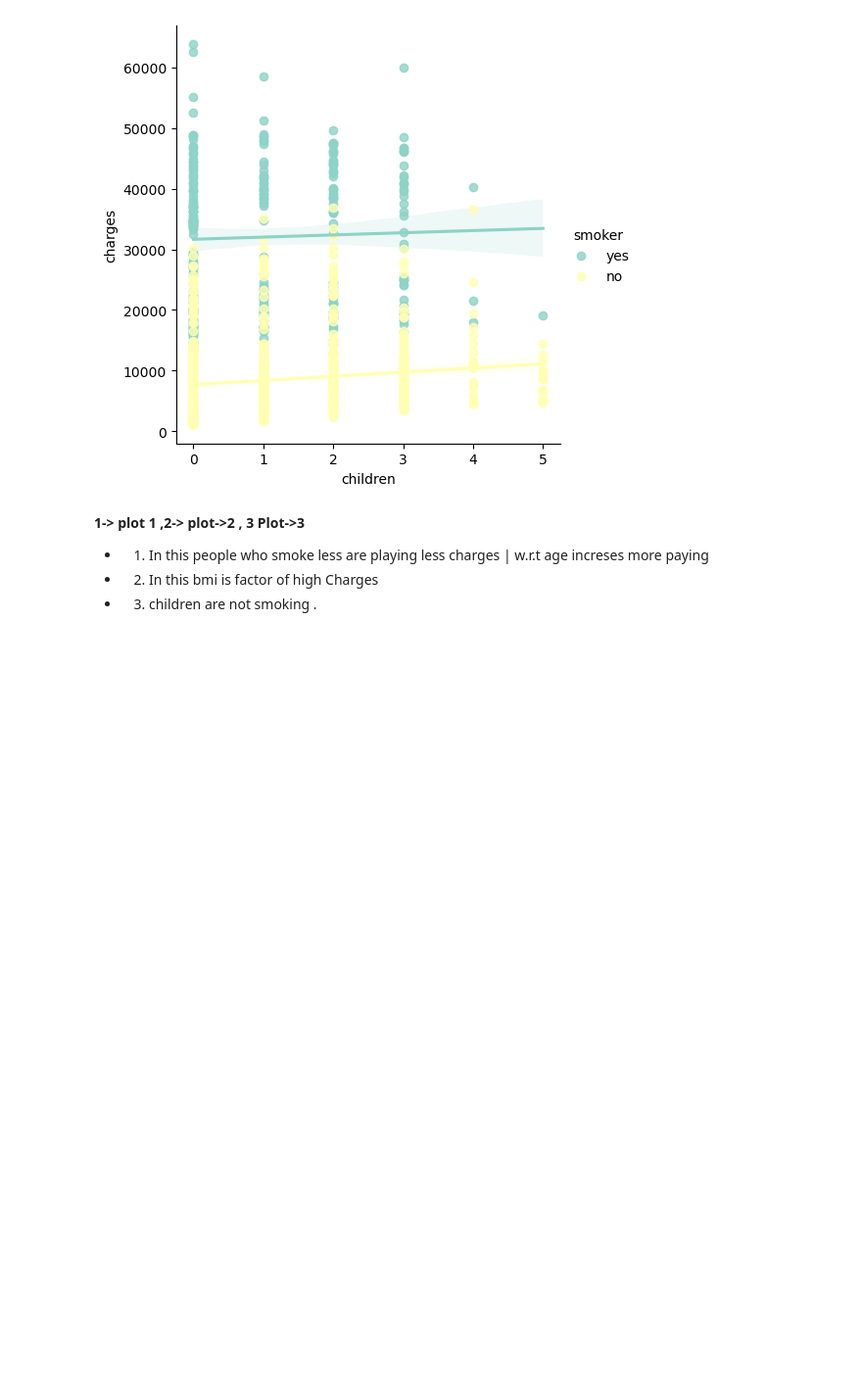
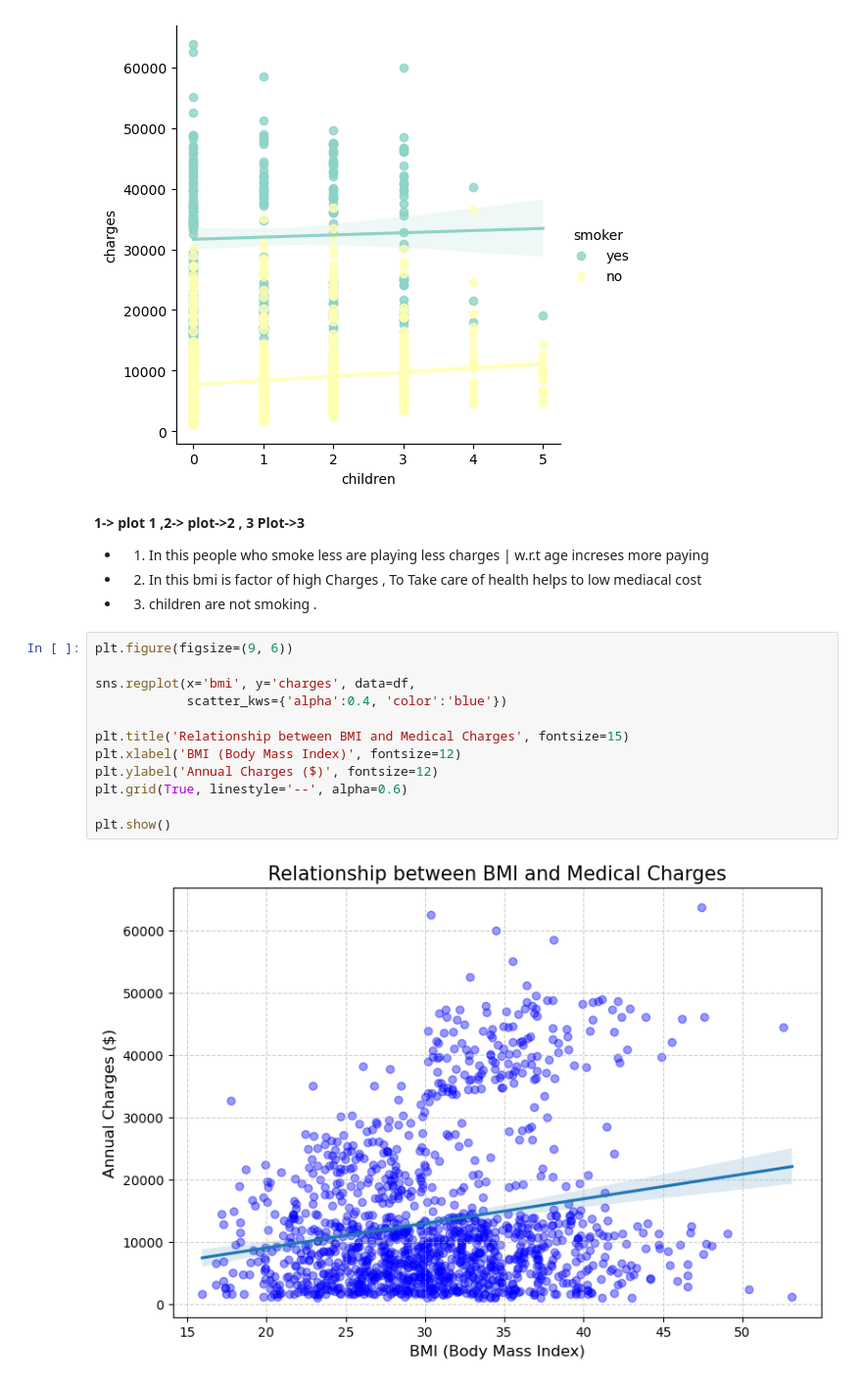
Before and after one commit to BhupeshChauhanDS/DataScienceProjects, a Jupyter notebook: Medical Cost Prediction Project/MedicalCost_Analysis.ipynb, the cells around one changed output. Shown at 98% size. Saved outputs shown, nothing was run; the diff lists cells and outputs as text; blank space fills up the shorter version.

Commit message:
Medical Cost Regression Project

```diff
--- a/Medical Cost Prediction Project/MedicalCost_Analysis.ipynb
+++ b/Medical Cost Prediction Project/MedicalCost_Analysis.ipynb
@@ -256,6 +277,20 @@ plt.show()
 **1-> plot 1  ,2-> plot->2 , 3 Plot->3**
 * 1. In this people who smoke less are playing less charges | w.r.t age increses more paying
 
-* 2. In this bmi is factor of high Charges
+* 2. In this bmi is factor of high Charges , To Take care of health helps to low mediacal cost
 
 * 3. children are  not smoking .
+# %%
+plt.figure(figsize=(9, 6))
+
+sns.regplot(x='bmi', y='charges', data=df,
+            scatter_kws={'alpha':0.4, 'color':'blue'})
+
+plt.title('Relationship between BMI and Medical Charges', fontsize=15)
+plt.xlabel('BMI (Body Mass Index)', fontsize=12)
+plt.ylabel('Annual Charges ($)', fontsize=12)
+plt.grid(True, linestyle='--', alpha=0.6)
+
+plt.show()
+# %% [output]
+[figure, added]
```
Also changed, not shown: parts of 45 cells of this notebook, 1 other file.
